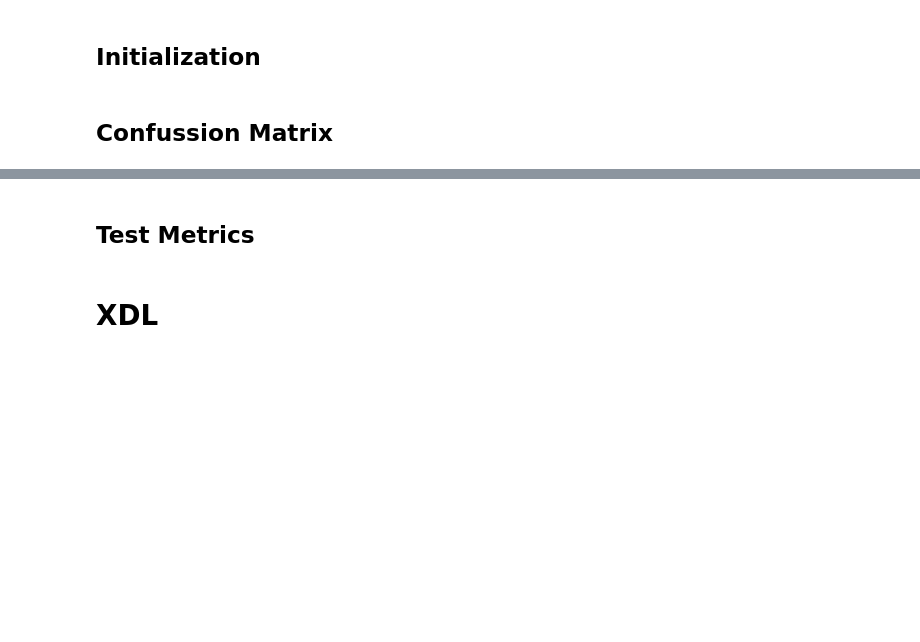
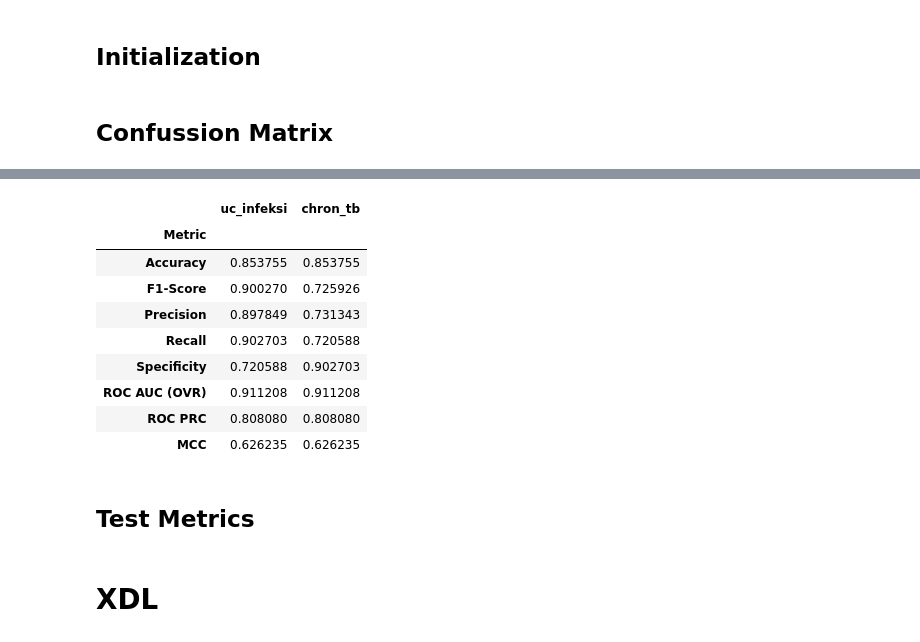
Before and after one commit to hafizh-ender/XDL_Collitis, a Jupyter notebook: uc_infeksi_chron_tb_run_aja.ipynb, the cells around one changed output, grey strips where cells are left out. Cells and saved outputs as stored; diff of their text form; code cells hidden in the pictures; blank space fills up the shorter version.

```diff
--- a/uc_infeksi_chron_tb_run_aja.ipynb
+++ b/uc_infeksi_chron_tb_run_aja.ipynb
@@ -537,8 +634,9 @@ from torch.utils.data import DataLoader
 train_loader = DataLoader(train_dataset,
                           batch_size=TRAINING_PARAMS['BATCH_SIZE'],
                           num_workers=TRAINING_PARAMS['NUM_WORKERS'],
-                          sampler=sampler)
-# )
+                        #   shuffle=True,
+                          sampler=sampler,
+)
 
 val_loader = DataLoader(val_dataset,
                           batch_size=TRAINING_PARAMS['BATCH_SIZE'],
@@ -670,7 +772,8 @@ num_classes = len(categories)
 from sklearn.utils.class_weight import compute_class_weight
 class_weights = compute_class_weight(class_weight='balanced',
                                       classes=np.arange(num_classes),
-                                      y=train_filenames_df['class'].map(lambda x: categories.index(x)))
+                                    #   y=train_filenames_df['class'].map(lambda x: categories.index(x)))
+                                      y=train_filenames_df['new_class'].map(lambda x: categories.index(x)))
 class_weights = torch.tensor(class_weights, dtype=torch.float32).to(DEVICE)
 # %%
 class_weights
@@ -692,7 +797,7 @@ if MODEL_NAME == "DENSENET121":
     from torch.nn import CrossEntropyLoss
 
     model = DenseNet121(num_classes=num_classes, dropout_rate=MODEL_PARAMS['DROPOUT_RATE'])
-    loss = CrossEntropyLoss()
+    loss = CrossEntropyLoss(weight=class_weights)
 # %% [markdown]
 ### ResNet
 # %%
@@ -845,7 +1054,7 @@ from src.utils import load_model
 # model = load_model("artifacts/resnet50/epoch_15.pth", num_classes=num_classes, dropout_rate=MODEL_PARAMS['DROPOUT_RATE'])
 # model = load_model("artifacts/densenet121/epoch_10.pth", num_classes=2, dropout_rate=0.25)
 
-model.load_state_dict(torch.load("artifacts/uc_infeksi_chron_tb/densenet121/epoch_86_lr_0.000025_model_baru_best_dropout_0.3_weighted_sample_best_indo_full.pth", map_location=DEVICE))
+model.load_state_dict(torch.load("artifacts/uc_infeksi_chron_tb/densenet121/epoch_38.pth", map_location=DEVICE))
 model = model.to(DEVICE)
 # %%
 num_classes = len(categories)
@@ -931,35 +1163,46 @@ raw_predictions_prob = softmax(torch.tensor(raw_predictions_np), dim=1).numpy()
 # %%
 from sklearn.metrics import accuracy_score, f1_score, precision_score, recall_score, roc_auc_score, average_precision_score, matthews_corrcoef
 from imblearn.metrics import specificity_score
 
 matthews_corrcoef_value = matthews_corrcoef(target_indices_flattened, predicted_indices_flattened)
 accuracy = accuracy_score(target_indices_flattened, predicted_indices_flattened)
 f1 = f1_score(target_indices_flattened, predicted_indices_flattened, average=None)
 precision = precision_score(target_indices_flattened, predicted_indices_flattened, average=None)
 recall = recall_score(target_indices_flattened, predicted_indices_flattened, average=None)
 specificity = specificity_score(target_indices_flattened, predicted_indices_flattened, average=None)
-roc_auc = roc_auc_score(target_indices_flattened, raw_predictions_prob, multi_class='ovr', average=None)
-average_precision = average_precision_score(target_indices_flattened, raw_predictions_prob, average=None)
-# roc_auc = roc_auc_score(target_indices_flattened, raw_predictions_prob[:, 1], multi_class='ovr', average=None)
-# average_precision = average_precision_score(target_indices_flattened, raw_predictions_prob[:, 1], average=None)
+# roc_auc = roc_auc_score(target_indices_flattened, raw_predictions_prob, multi_class='ovr', average=None)
+# average_precision = average_precision_score(target_indices_flattened, raw_predictions_prob, average=None)
+roc_auc = roc_auc_score(target_indices_flattened, raw_predictions_prob[:, 1], multi_class='ovr', average=None)
+average_precision = average_precision_score(target_indices_flattened, raw_predictions_prob[:, 1], average=None)
 
 # Convert metrics to DataFrame for better visualization
+# metrics_df = pd.DataFrame({
+#     'Metric': ['Accuracy', 'F1-Score', 'Precision', 'Recall', 'Specificity', 'ROC AUC (OVR)', 'ROC PRC', 'MCC'],
+#     categories[0]: [accuracy, f1[0], precision[0], recall[0], specificity[0], roc_auc[0], average_precision[0], matthews_corrcoef_value],
+#     categories[1]: [accuracy, f1[1], precision[1], recall[1], specificity[1], roc_auc[1], average_precision[1], matthews_corrcoef_value],
+#     categories[2]: [accuracy, f1[2], precision[2], recall[2], specificity[2], roc_auc[2], average_precision[2], matthews_corrcoef_value],
+#     categories[3]: [accuracy, f1[3], precision[3], recall[3], specificity[3], roc_auc[3], average_precision[3], matthews_corrcoef_value]
+# })
+
 metrics_df = pd.DataFrame({
     'Metric': ['Accuracy', 'F1-Score', 'Precision', 'Recall', 'Specificity', 'ROC AUC (OVR)', 'ROC PRC', 'MCC'],
-    categories[0]: [accuracy, f1[0], precision[0], recall[0], specificity[0], roc_auc[0], average_precision[0], matthews_corrcoef_value],
-    categories[1]: [accuracy, f1[1], precision[1], recall[1], specificity[1], roc_auc[1], average_precision[1], matthews_corrcoef_value],
-    categories[2]: [accuracy, f1[2], precision[2], recall[2], specificity[2], roc_auc[2], average_precision[2], matthews_corrcoef_value],
-    categories[3]: [accuracy, f1[3], precision[3], recall[3], specificity[3], roc_auc[3], average_precision[3], matthews_corrcoef_value]
+    categories[0]: [accuracy, f1[0], precision[0], recall[0], specificity[0], roc_auc, average_precision, matthews_corrcoef_value],
+    categories[1]: [accuracy, f1[1], precision[1], recall[1], specificity[1], roc_auc, average_precision, matthews_corrcoef_value]
 })
-
-# metrics_df = pd.DataFrame({
-#     'Metric': ['Accuracy', 'F1-Score', 'Precision', 'Recall', 'Specificity', 'ROC AUC (OVR)', 'ROC PRC', 'MCC'],
-#     categories[0]: [accuracy, f1[0], precision[0], recall[0], specificity[0], roc_auc, average_precision, matthews_corrcoef_value],
-#     categories[1]: [accuracy, f1[1], precision[1], recall[1], specificity[1], roc_auc, average_precision, matthews_corrcoef_value]
-# })
 
 metrics_df.set_index('Metric', inplace=True)
 metrics_df
+# %% [output]
+|  | uc_infeksi | chron_tb |
+| Metric |  |  |
+| Accuracy | 0.853755 | 0.853755 |
+| F1-Score | 0.900270 | 0.725926 |
+| Precision | 0.897849 | 0.731343 |
+| Recall | 0.902703 | 0.720588 |
+| Specificity | 0.720588 | 0.902703 |
+| ROC AUC (OVR) | 0.911208 | 0.911208 |
+| ROC PRC | 0.808080 | 0.808080 |
+| MCC | 0.626235 | 0.626235 |
 # %%
 output_test_filenames_df = test_filenames_df.copy()
 output_test_filenames_df['predicted'] = predicted_indices_flattened
```
Also changed, not shown: parts of 46 cells of this notebook.
